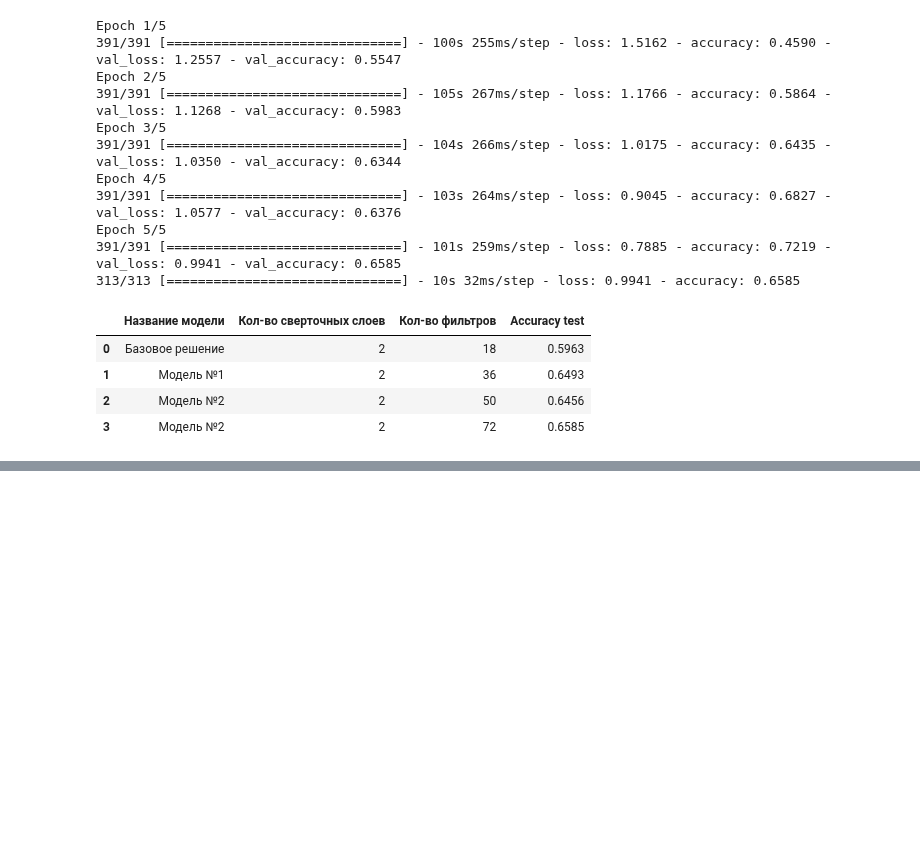
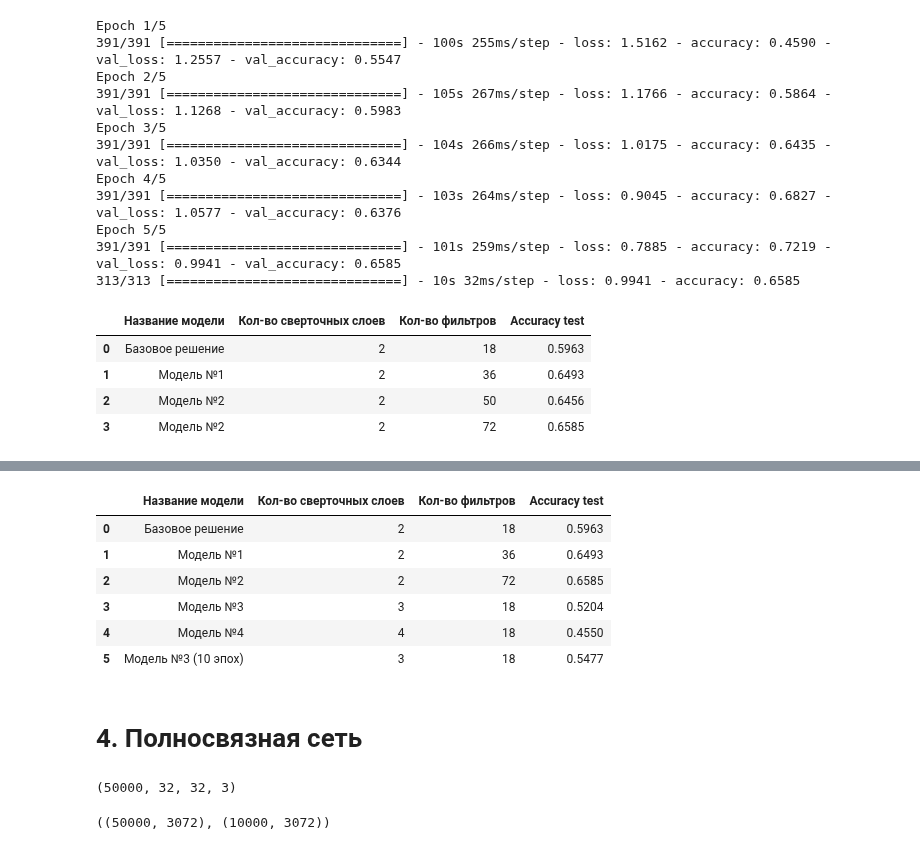
Before and after one commit to dnlygvtv/02_Python_for_Neural_Networks, a Jupyter notebook: HW/HW_4.ipynb, the cells around one changed output, grey strips where cells are left out. Drawn from its saved outputs; the diff is of its cells as text; code cells hidden in the pictures; blank space fills up the shorter version.

```diff
--- a/HW/HW_4.ipynb
+++ b/HW/HW_4.ipynb
@@ -277,0 +341,7 @@ stata
+# %%
+stata = stata.append({'Название модели': 'Модель №3',
+                     'Кол-во сверточных слоев': 3,
+                     'Кол-во фильтров': 4 + 6 + 8,
+                     'Accuracy test': metric},
+                     ignore_index=True)
+stata
@@ -277,0 +398,8 @@ stata
+# %%
+history = model_4.fit(X_train, y_train,
+               epochs=num_epochs,
+               batch_size=batch_size,
+               validation_data=(X_test, y_test),
+               verbose=1)
+
+loss, metric = model_4.evaluate(X_test, y_test)
@@ -277,0 +418,7 @@ stata
+# %%
+stata = stata.append({'Название модели': 'Модель №4',
+                     'Кол-во сверточных слоев': 4,
+                     'Кол-во фильтров': 3 + 4 + 5 + 6,
+                     'Accuracy test': metric},
+                     ignore_index=True)
+stata
@@ -277,0 +434,8 @@ stata
+# %%
+history = model_3.fit(X_train, y_train,
+               epochs=num_epochs,
+               batch_size=batch_size,
+               validation_data=(X_test, y_test),
+               verbose=1)
+
+loss, metric = model_3.evaluate(X_test, y_test)
@@ -277,0 +454,29 @@ stata
+# %%
+stata = stata.append({'Название модели': 'Модель №3 (10 эпох)',
+                     'Кол-во сверточных слоев': 3,
+                     'Кол-во фильтров': 4 + 6 + 8,
+                     'Accuracy test': metric},
+                     ignore_index=True)
+stata
+# %% [output]
+|  | Название модели | Кол-во сверточных слоев | Кол-во фильтров | Accuracy test |
+| 0 | Базовое решение | 2 | 18 | 0.5963 |
+| 1 | Модель №1 | 2 | 36 | 0.6493 |
+| 2 | Модель №2 | 2 | 72 | 0.6585 |
+| 3 | Модель №3 | 3 | 18 | 0.5204 |
+| 4 | Модель №4 | 4 | 18 | 0.4550 |
+| 5 | Модель №3 (10 эпох) | 3 | 18 | 0.5477 |
+# %% [markdown]
+# 4. Полносвязная сеть
+# %%
+X_train.shape
+# %% [output]
+(50000, 32, 32, 3)
+# %%
+# вытягивание данных в вектор
+X_train = X_train.reshape((-1, 32 * 32 * 3))
+X_test = X_test.reshape((-1, 32 * 32 * 3))
+
+X_train.shape, X_test.shape
+# %% [output]
+((50000, 3072), (10000, 3072))
```
Also changed, not shown: parts of 16 cells of this notebook.
